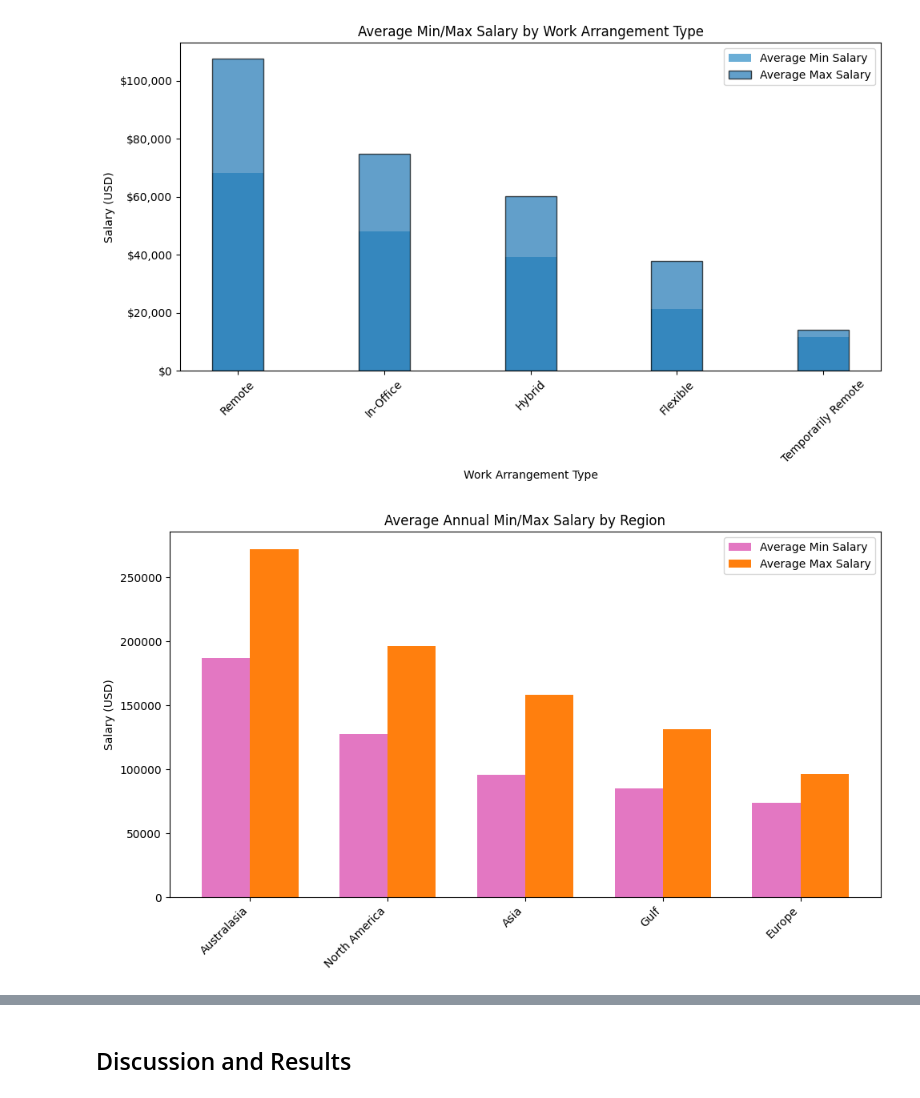
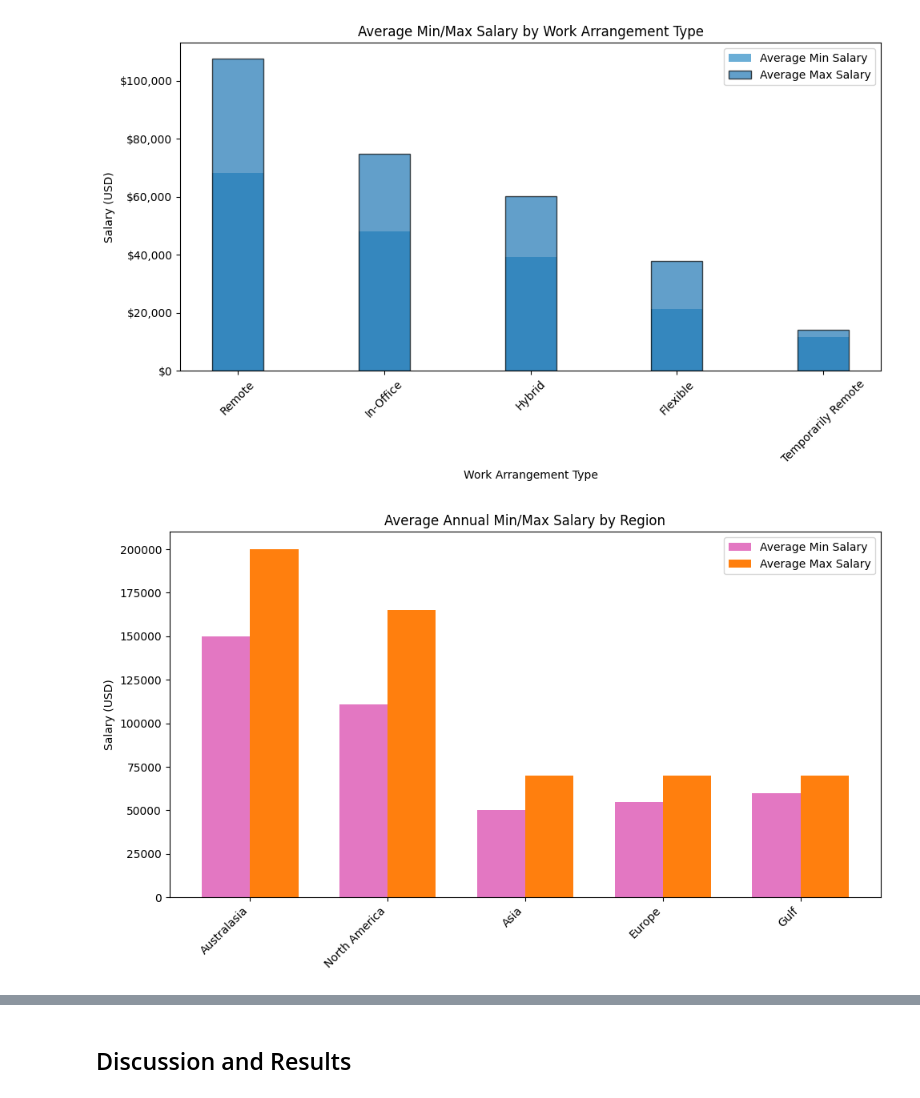
Before and after one commit to tumibytes/cis9650-project03, a Jupyter notebook: term_project_starter.ipynb, the cells around one changed output, grey strips where cells are left out. Drawn from its saved outputs; the diff is of its cells as text; code cells hidden in the pictures.

```diff
--- a/term_project_starter.ipynb
+++ b/term_project_starter.ipynb
@@ -477,35 +477,35 @@ for col in ["minSalary", "maxSalary"]:
 region_avg = (
     sal.dropna(subset=["region", "maxSalary"])
        .groupby("region")[["minSalary", "maxSalary"]]
-       .mean()
+       .median()
        .sort_values("maxSalary", ascending=False)
 )
 
                #extract into lists ( like the fruit example)
 regions     = region_avg.index.tolist()
 min_values  = region_avg["minSalary"].tolist()
 max_values  = region_avg["maxSalary"].tolist()
 
 
                   #plot using the same style (fruit template reference)
 fig, ax = plt.subplots(figsize=(10, 6))
 
 x = np.arange(len(regions))  # positions for the bars
 width = 0.35               # bar width
 
                        # for min and max salary
 bars_min = ax.bar(x - width/2, min_values, width, label='Average Min Salary', color='tab:pink')
 bars_max = ax.bar(x + width/2, max_values, width, label='Average Max Salary', color='tab:orange')
 
                         # label + title (referencing template from starter code)
 ax.set_ylabel("Salary (USD)")
 ax.set_title("Average Annual Min/Max Salary by Region")
 ax.set_xticks(x)
 ax.set_xticklabels(regions, rotation=45, ha="right")
 ax.legend()
 
 
 plt.tight_layout()
 plt.show()
 # %% [output]
-[figure, old version]
+[figure, new version]
```
Also changed, not shown: parts of 1 cell of this notebook.
